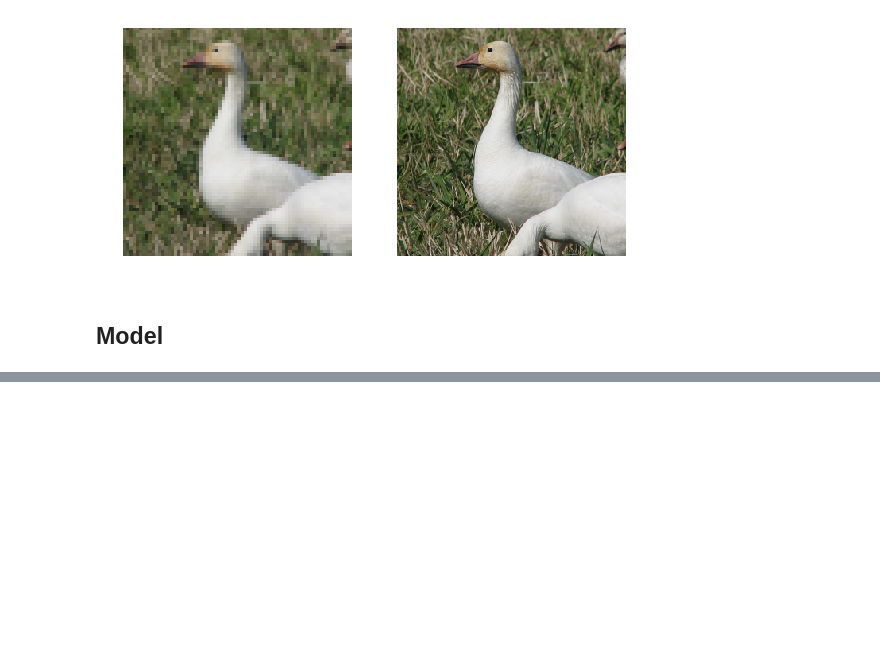
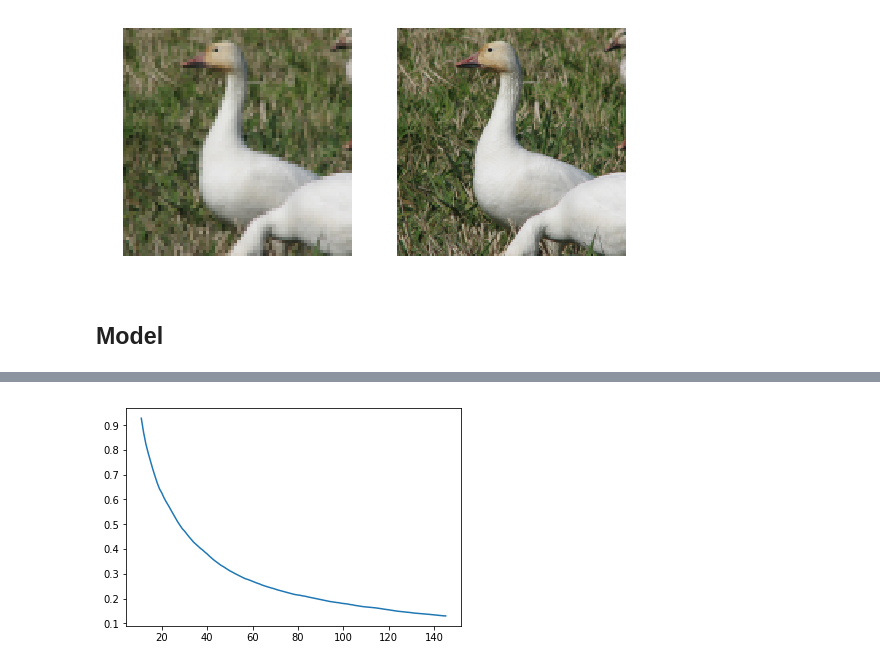
Before and after one commit to aiedward/fastai-1, a Jupyter notebook: Super-Resolution.ipynb, the cells around one changed output, grey strips where cells are left out. Cells and saved outputs as stored; diff of their text form; code cells hidden in the pictures; blank space fills up the shorter version.

```diff
--- a/Super-Resolution.ipynb
+++ b/Super-Resolution.ipynb
@@ -131,0 +186,8 @@ show_img(y, idx, ax=axes[1])
+# %%
+learn = Learner(modeldata, SingleModel(model), opt_fn=optim.Adam)
+# %%
+learn.crit = F.mse_loss
+# %%
+lr = 2e-3
+# %%
+learn.fit(lr, 10, cycle_len=1, use_clr_beta=(40,10))
@@ -131,0 +208,4 @@ show_img(y, idx, ax=axes[1])
+# %%
+learn.sched.plot_loss()
+# %% [output]
+[figure, added]
```
Also changed, not shown: parts of 93 cells of this notebook.
